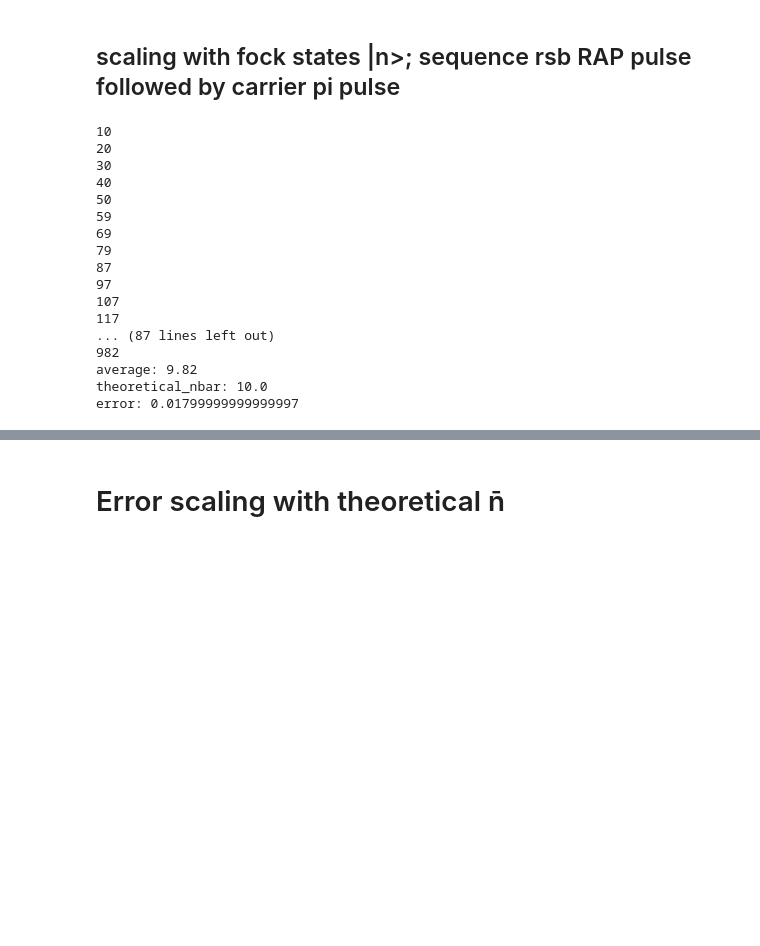
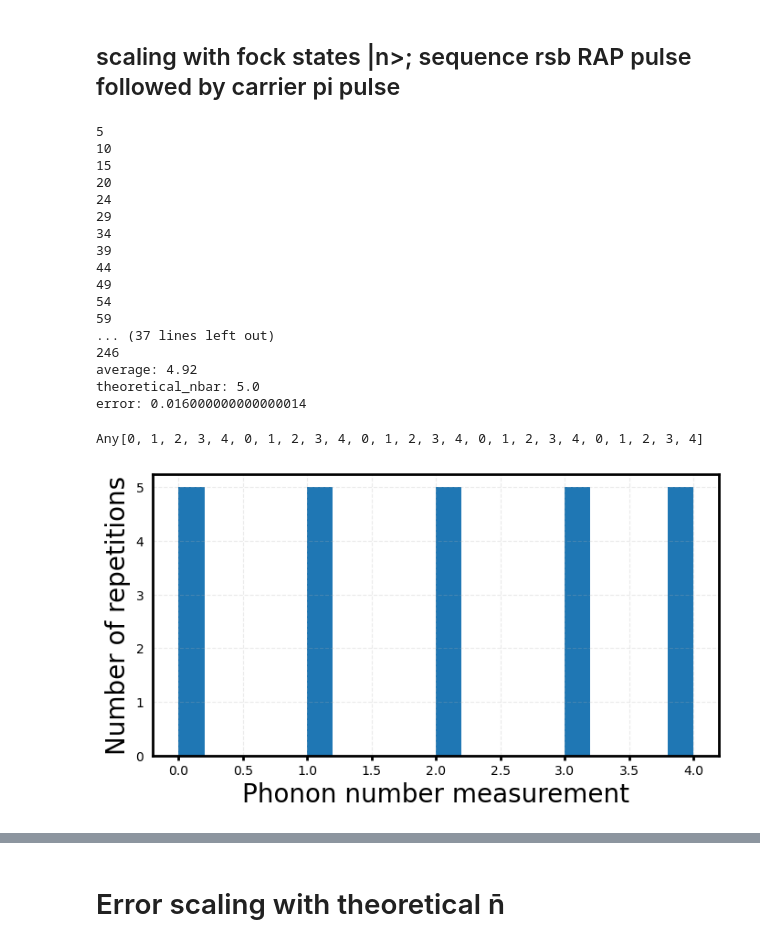
Before and after one commit to HaeffnerLab/lattice_notebooks, a Jupyter notebook: RAP_sequence.ipynb, the cells around one changed output, grey strips where cells are left out. Drawn from its saved outputs; the diff is of its cells as text; code cells hidden in the pictures; blank space fills up the shorter version.

```diff
--- a/RAP_sequence.ipynb
+++ b/RAP_sequence.ipynb
@@ -105,34 +119,34 @@ true
 # %% [markdown]
 ## scaling with fock states |n>; sequence rsb RAP pulse followed by carrier pi pulse
 # %%
-mode.N = 10
-n̄ = 10
+mode.N = 30
+n̄ = 5
 n = one(C) ⊗ IonSim.number(mode)
 
 T.B = 4e-4
 Δf = transition_frequency(T, 1, ("S-1/2", "D-1/2"))
 E1 = Efield_from_pi_time(3e-6, T, 1, 1, ("S-1/2", "D-1/2"))
 
-δν = 300e3
+δν = 200e3
 Tp = 300
 Δϕ = 2π * (δν/2) * 1e-6
 
 # amplitude Rabi_freq
 function Ω(t)
     if t < Tp
-        return 5*E1*sin(π*t/Tp) #E*sin(π*t/Tp) #exp(-(t-Tp/2)^2/2500) ; sin(2π * t / 16)^2
+        return 2*E1*sin(π*t/Tp)
     else
         return 0
     end
 end
 
-
-
-number_of_repititions = 100
+number_of_repetitions = 50
 phonon_number_measurement = 0
 theoretical_nbar = 0
 
-for k in 1:number_of_repititions
+j = []
+
+for k in 1:number_of_repetitions
     ψi = C["S-1/2"] ⊗ mode[n̄]
     theoretical_nbar = real(expect(n, ψi))
     i = 0
@@ -144,8 +158,8 @@ for k in 1:number_of_repititions
         L.Δ  = Δf - mode.ν
 
 
-        tspan = 0:Tp/300:Tp
-        h = hamiltonian(T, rwa_cutoff=2e6)
+        tspan = 0:Tp/30:Tp
+        h = hamiltonian(T, rwa_cutoff=5e6)
         tout, ψt = timeevolution.schroedinger_dynamic(tspan, ψi, h, displacement="analytic")
 
         ψo = ψt[end]
@@ -171,11 +185,12 @@ for k in 1:number_of_repititions
             tpi = 3 # length of pi pulse|
 
 
-            tlist = 0:0.01:tpi
-            h = hamiltonian(T, rwa_cutoff=2e6)
+            tlist = 0:0.1:tpi
+            h = hamiltonian(T, rwa_cutoff=5e6)
             tout, ψt = timeevolution.schroedinger_dynamic(tlist, ψo, h, displacement="analytic")
 
             ψi = ψt[end]
+            push!(j, i)
             i += 1
         end
     end
@@ -183,26 +198,26 @@ for k in 1:number_of_repititions
     println(phonon_number_measurement)
 end
 
-average_phonon_number_measurement = phonon_number_measurement / number_of_repititions
+average_phonon_number_measurement = phonon_number_measurement / number_of_repetitions
 error = abs(theoretical_nbar - average_phonon_number_measurement) / theoretical_nbar;
 println("average: ", average_phonon_number_measurement);
 println("theoretical_nbar: ", theoretical_nbar);
 println("error: ", error);
 # %% [output]
+5
 10
+15
 20
-30
-40
-50
+24
+29
+34
+39
+44
+49
+54
 59
-69
-79
-87
-97
-107
-117
-... (87 lines left out)
-982
-average: 9.82
-theoretical_nbar: 10.0
-error: 0.01799999999999997
+... (37 lines left out)
+246
+average: 4.92
+theoretical_nbar: 5.0
+error: 0.016000000000000014
@@ -214,0 +224,12 @@ error: 0.01799999999999997
+# %%
+print(j)
+# %% [output]
+Any[0, 1, 2, 3, 4, 0, 1, 2, 3, 4, 0, 1, 2, 3, 4, 0, 1, 2, 3, 4, 0, 1, 2, 3, 4]
+# %%
+num_bins = 20
+n, bins, patches  = plt.hist(j, num_bins)
+plt.show()
+plt.ylabel("Number of repetitions")
+plt.xlabel("Phonon number measurement");
+# %% [output]
+[figure, added]
```
Also changed, not shown: parts of 7 cells of this notebook.
